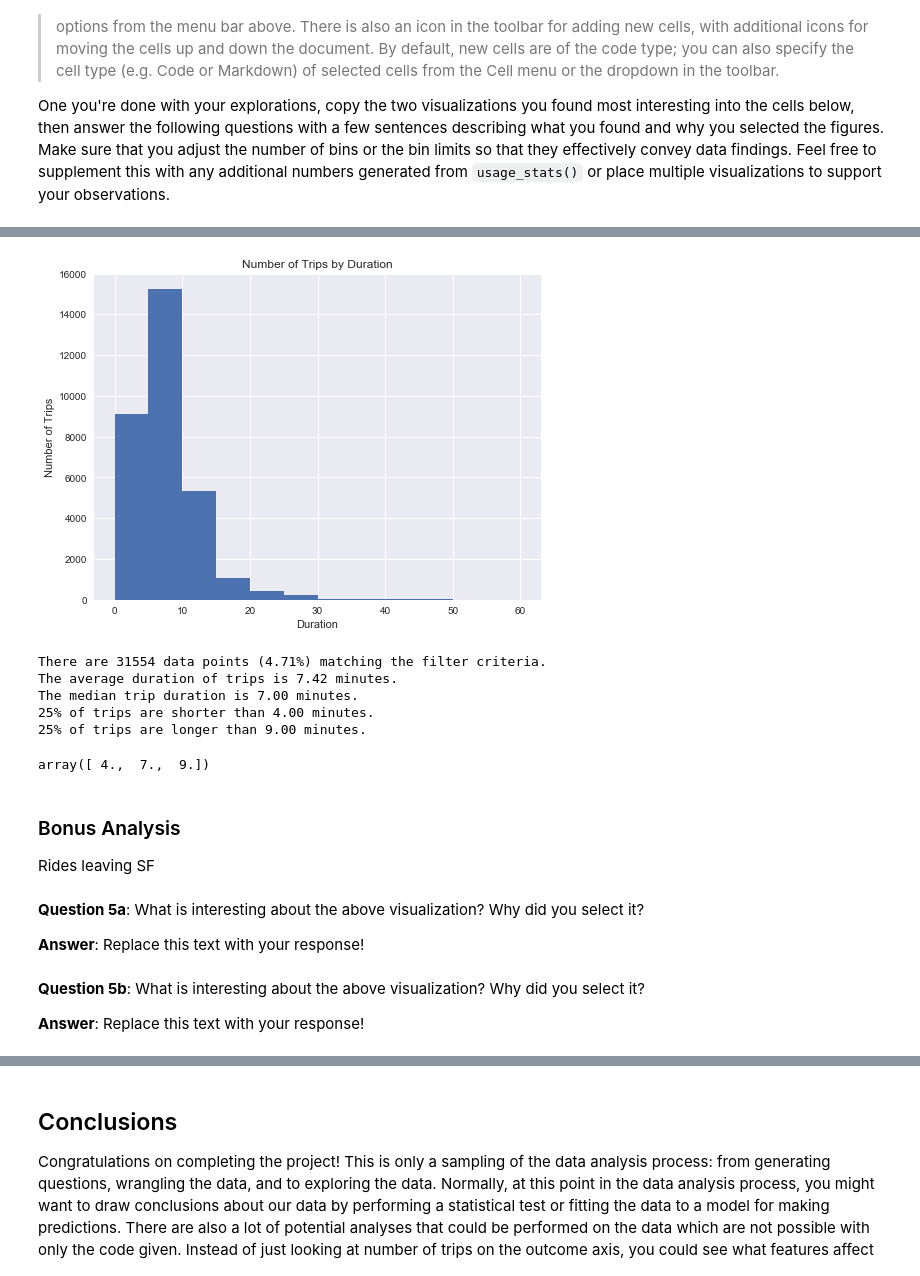
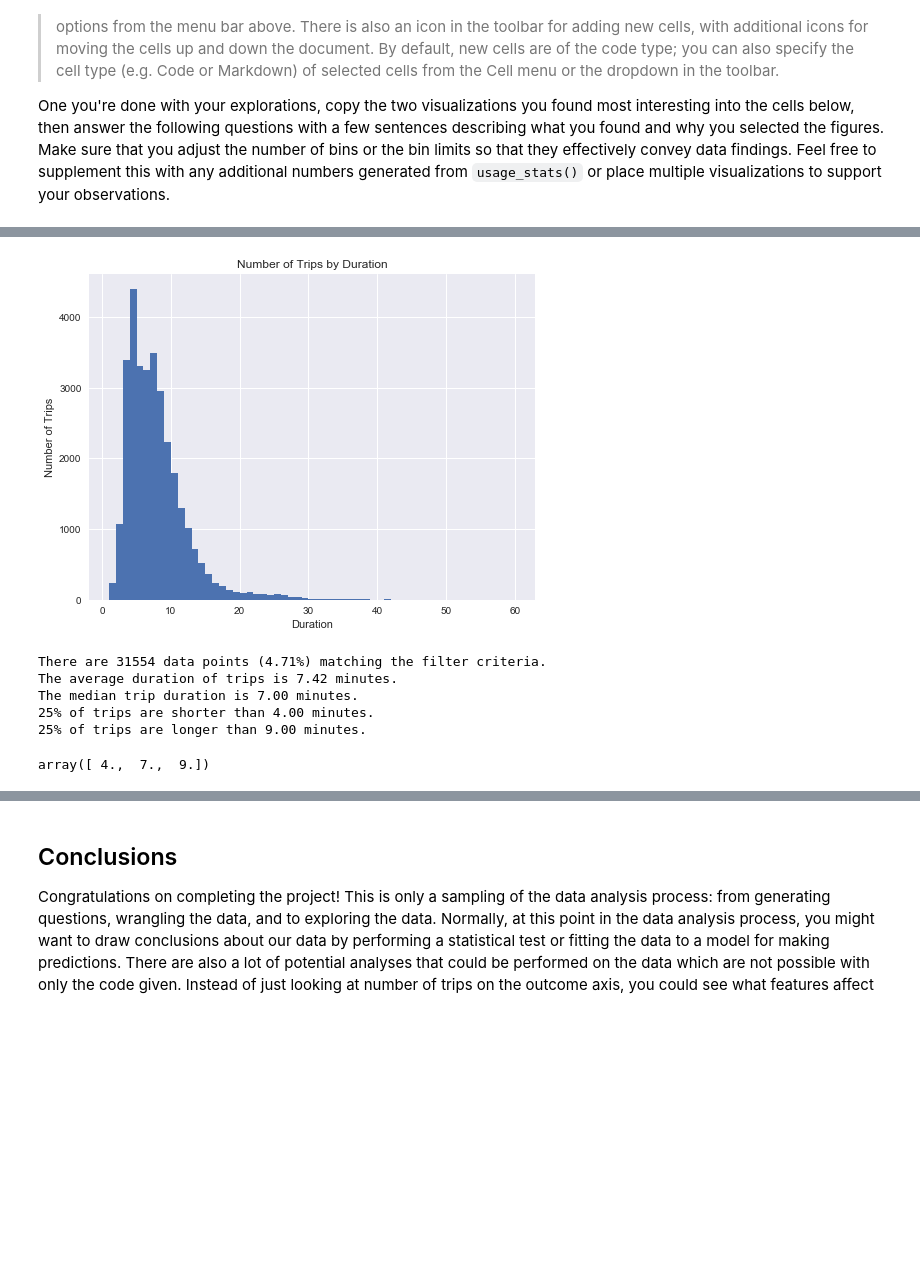
Before and after one commit to sagecodes/bay_area_bike_share_analysis, a Jupyter notebook: Bay_Area_Bike_Share_Analysis.ipynb, the cells around one changed output, grey strips where cells are left out. Cells and saved outputs as stored; diff of their text form; code cells hidden in the pictures; blank space fills up the shorter version.

Commit message:
Add in analysis plots and descriptions | reformat to questions

```diff
--- a/Bay_Area_Bike_Share_Analysis.ipynb
+++ b/Bay_Area_Bike_Share_Analysis.ipynb
@@ -332,25 +350,23 @@ array([  5.,   8.,  11.])
 # %%
-# Final Plot 1
+# Final plot 2
+
+### San Jose Data ##
+# Output Plot (Visual)
 usage_plot(trip_data, 'duration', ['duration < 60',
                                    'start_city == San Jose',
                                    'end_city == San Jose',
-                                   'subscription_type == Subscriber'], boundary = 0, bin_width = 5)
+                                   'subscription_type == Subscriber'], boundary = 0, bin_width = 1)
+
+# Output statistics (text)
 usage_stats(trip_data,['duration < 60',
                        'start_city == San Jose',
                        'end_city == San Jose',
                        'subscription_type == Subscriber'])
 # %% [output]
-[figure, old version]
+[figure, new version]
 There are 31554 data points (4.71%) matching the filter criteria.
 The average duration of trips is 7.42 minutes.
 The median trip duration is 7.00 minutes.
 25% of trips are shorter than 4.00 minutes.
 25% of trips are longer than 9.00 minutes.
 array([ 4.,  7.,  9.])
-# %% [markdown]
-### Bonus Analysis
-Rides leaving SF
-# %% [markdown]
-**Question 5a**: What is interesting about the above visualization? Why did you select it?
-
-**Answer**: Replace this text with your response!
@@ -360,4 +372,0 @@ usage_plot(trip_data)
-# %% [markdown]
-**Question 5b**: What is interesting about the above visualization? Why did you select it?
-
-**Answer**: Replace this text with your response!
```
Also changed, not shown: parts of 8 cells of this notebook.
